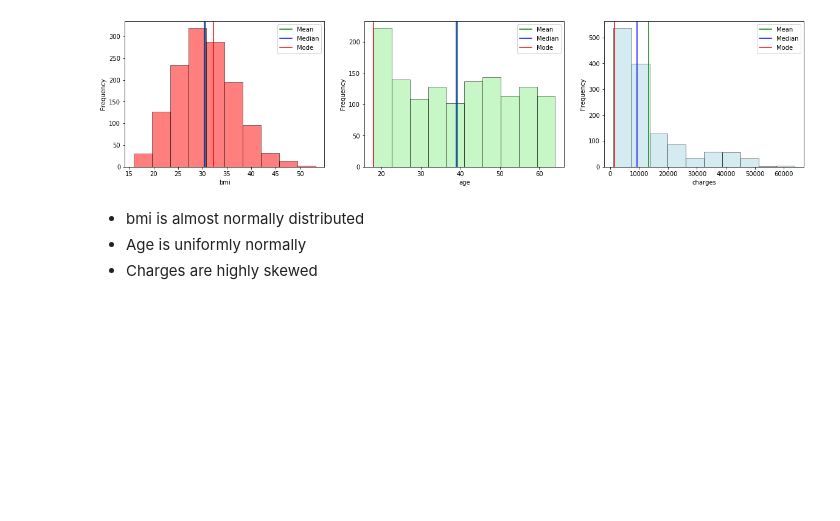
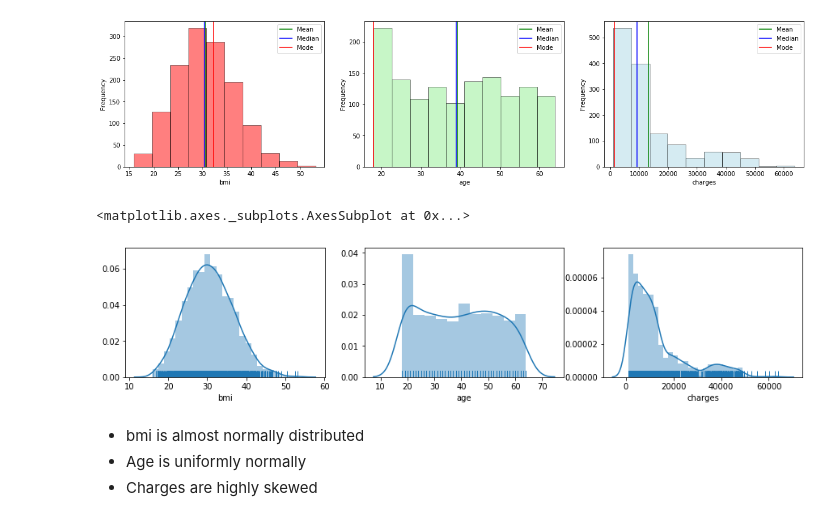
Before and after one commit to subodhpushpak/quickreference, a Jupyter notebook: mlai/assign1.ipynb, the cells around one changed output. Saved outputs shown, nothing was run; the diff lists cells and outputs as text; code cells hidden in the pictures; blank space fills up the shorter version.

```diff
--- a/mlai/assign1.ipynb
+++ b/mlai/assign1.ipynb
@@ -171,6 +163,17 @@ plt.legend()     # Plot the legend
 plt.show()
 # %% [output]
 [figure]
+# %%
+plt.figure(figsize= (15,10))
+plt.subplot(3,3,1)
+sns.distplot(insurance_df[('bmi')], kde=True, rug = True )
+plt.subplot(3,3,2)
+sns.distplot(insurance_df[('age')], kde=True, rug = True )
+plt.subplot(3,3,3)
+sns.distplot(insurance_df[('charges')], kde=True, rug = True )
+# %% [output]
+<matplotlib.axes._subplots.AxesSubplot at 0x...>
+[figure, added]
 # %% [markdown]
 
 * bmi is almost normally distributed
```
Also changed, not shown: parts of 1 cell of this notebook.
